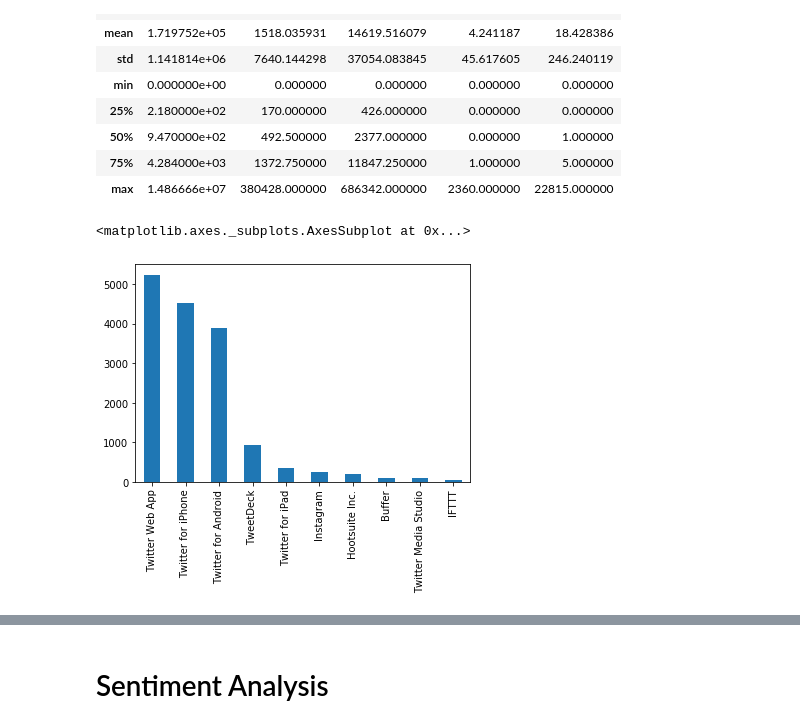
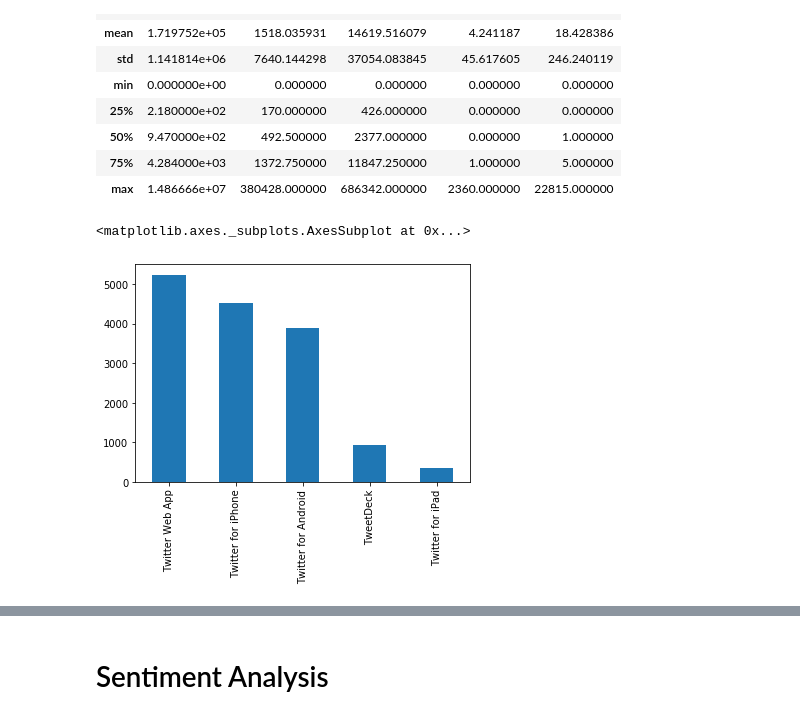
Before and after one commit to sejaldua/covid19-vaccy-tweets-NLP, a Jupyter notebook: workbook.ipynb, the cells around one changed output, grey strips where cells are left out. Drawn from its saved outputs; the diff is of its cells as text; code cells hidden in the pictures.

Commit message:
update figures, media, and workbook

```diff
--- a/workbook.ipynb
+++ b/workbook.ipynb
@@ -154,7 +154,7 @@ df.describe()
 | max | 1.486666e+07 | 380428.000000 | 686342.000000 | 2360.000000 | 22815.000000 |
 # %%
 # which device are people tweeting about the vaccine from?
-df['source'].value_counts().head(n=10).plot.bar()
+df['source'].value_counts().head(n=5).plot.bar()
 # %% [output]
 <matplotlib.axes._subplots.AxesSubplot at 0x...>
-[figure, old version]
+[figure, new version]
```
Also changed, not shown: parts of 21 cells of this notebook, 8 other files.
